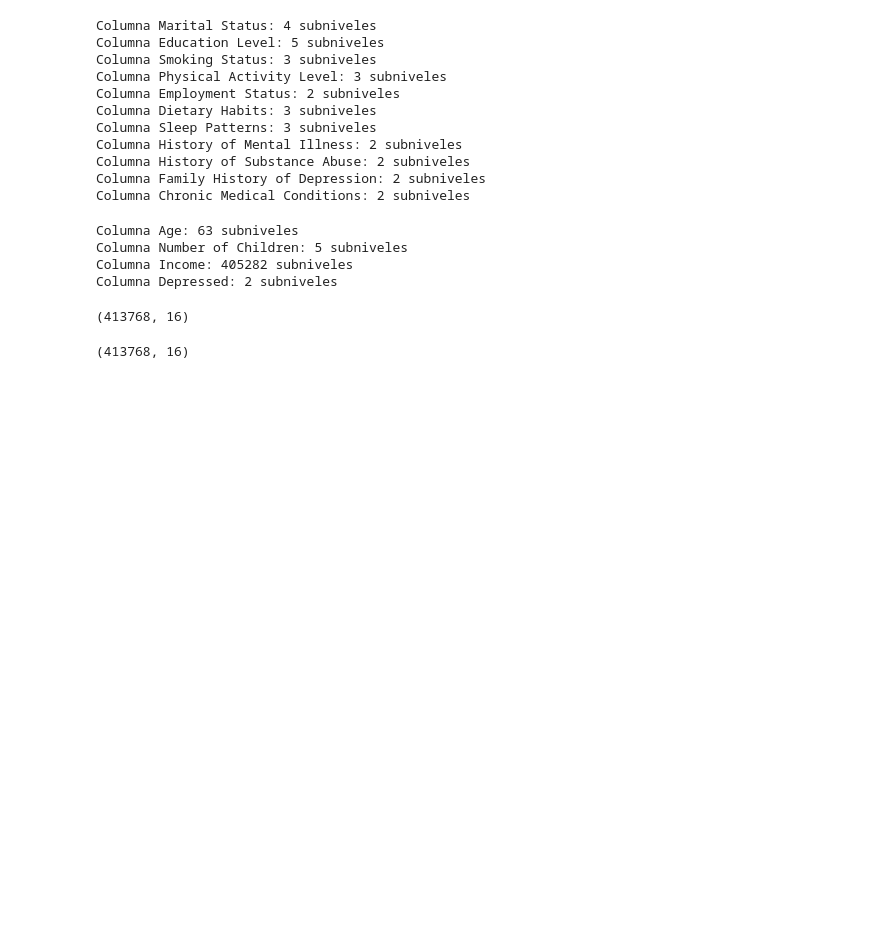
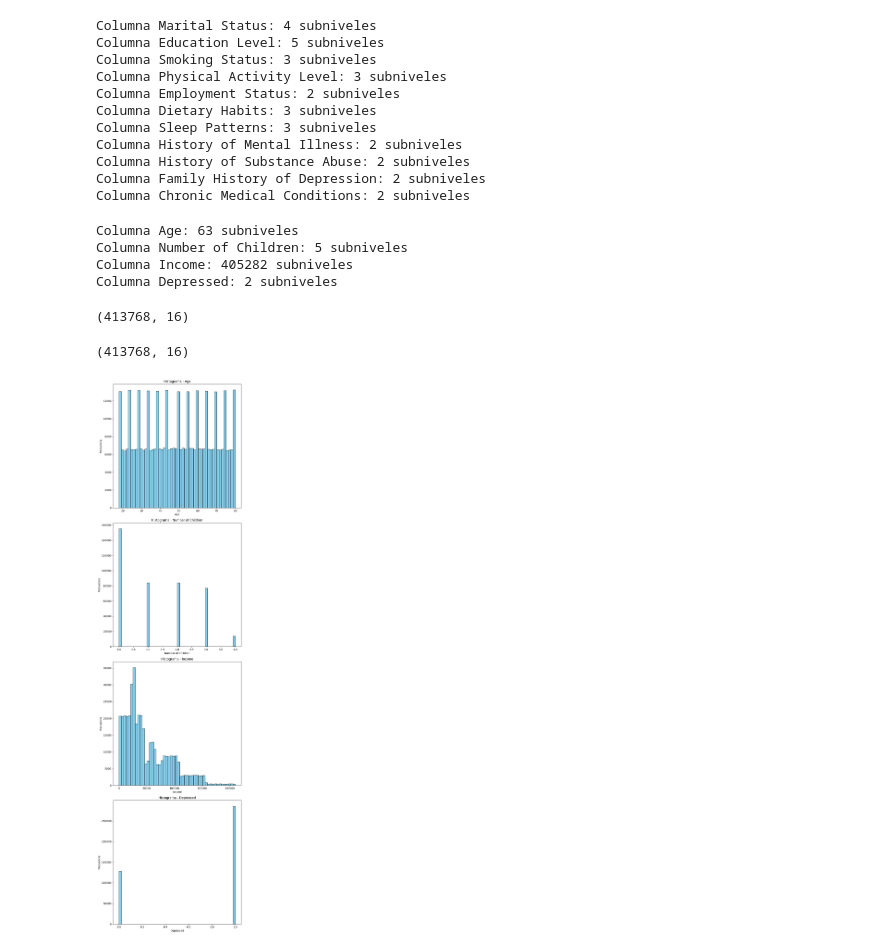
Before and after one commit to Valenfrc/Salud-mental-fase2, a Jupyter notebook: src/explore.ipynb, the cells around one changed output. Saved outputs shown, nothing was run; the diff lists cells and outputs as text; code cells hidden in the pictures; blank space fills up the shorter version.

```diff
--- a/src/explore.ipynb
+++ b/src/explore.ipynb
@@ -264,3 +267,19 @@ df.drop_duplicates(inplace=True)
 df.shape
 # %% [output]
 (413768, 16)
+# %%
+#Histograma
+import matplotlib.pyplot as plt
+
+fig, ax = plt.subplots(nrows=4, ncols=1, figsize=(8, 30))
+fig.subplots_adjust(hspace=0.5)
+for i, col in enumerate(columnas_numericas):
+    ax[i].hist(df[col], bins=50, color='skyblue', edgecolor='black')
+    ax[i].set_title(f'Histograma - {col}', fontsize=12)
+    ax[i].set_xlabel(col)
+    ax[i].set_ylabel('Frecuencia')
+
+plt.tight_layout()
+plt.show()
+# %% [output]
+[figure, added]
```
Also changed, not shown: parts of 23 cells of this notebook, 1 other file.
